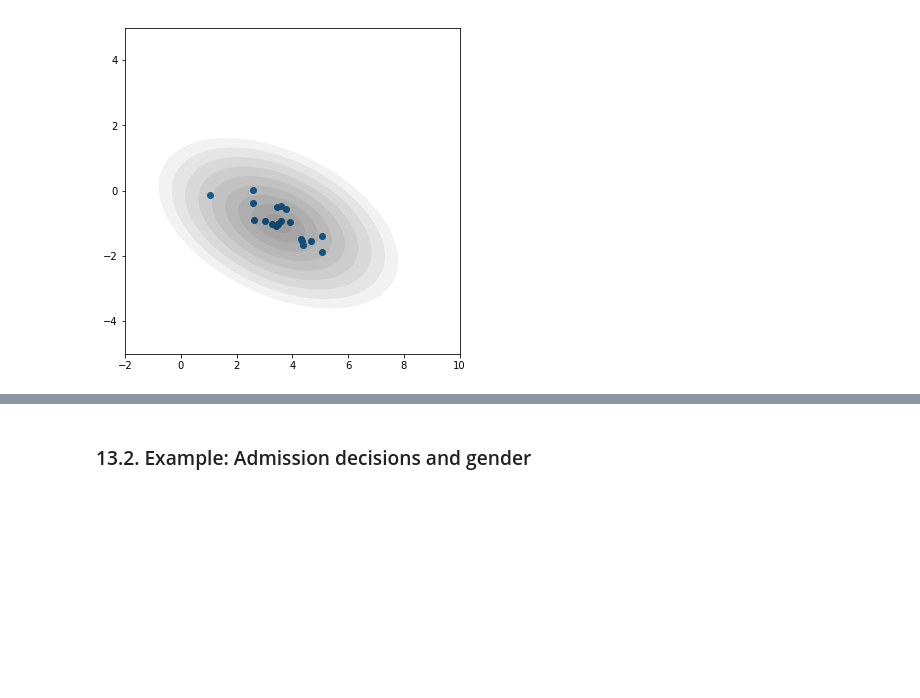
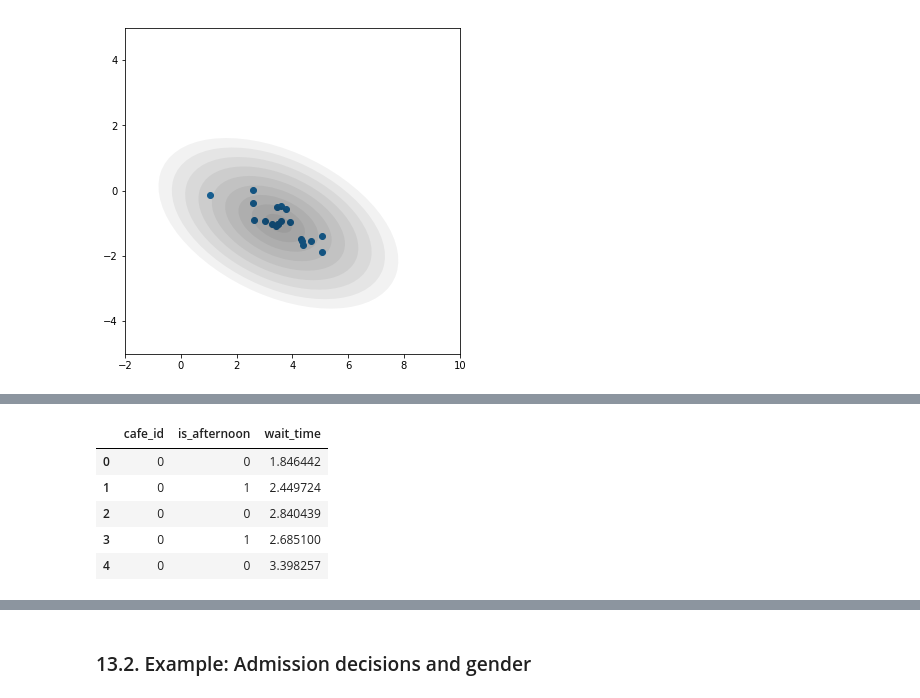
Before and after one commit to haoybl/StatisticalRethinkingPythonWithPyMC, a Jupyter notebook: Statistical Rethinking - Chapter 13.ipynb, the cells around one changed output, grey strips where cells are left out. Cells and saved outputs as stored; diff of their text form; code cells hidden in the pictures; blank space fills up the shorter version.

```diff
--- a/Statistical Rethinking - Chapter 13.ipynb
+++ b/Statistical Rethinking - Chapter 13.ipynb
@@ -82,0 +112,9 @@ wait_df = pd.concat([pd.Series(morning_wait_times), pd.Series(aftnoon_wait_times
+# %%
+wait_df.head()
+# %% [output]
+|  | cafe_id | is_afternoon | wait_time |
+| 0 | 0 | 0 | 1.846442 |
+| 1 | 0 | 1 | 2.449724 |
+| 2 | 0 | 0 | 2.840439 |
+| 3 | 0 | 1 | 2.685100 |
+| 4 | 0 | 0 | 3.398257 |
```
Also changed, not shown: parts of 15 cells of this notebook.
